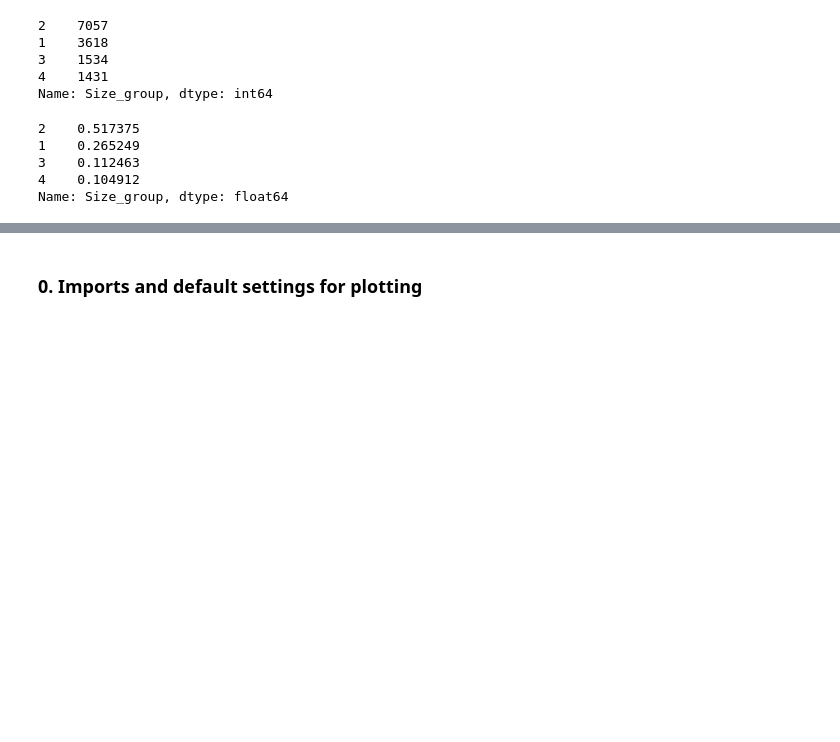
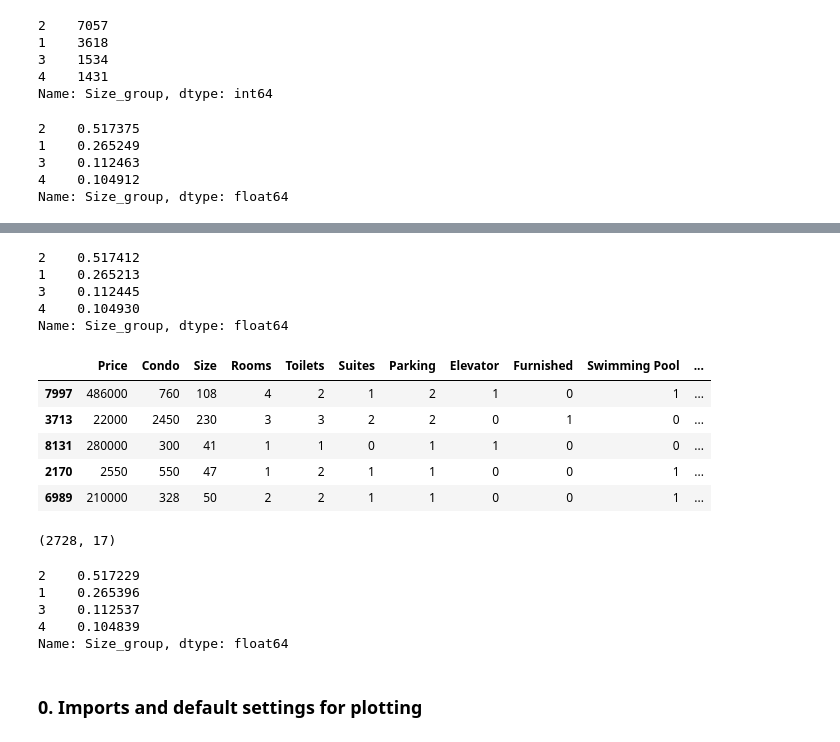
Before and after one commit to HWatanuki/Trabalho_D2APR, a Jupyter notebook: saopaulo-housing.ipynb, the cells around one changed output, grey strips where cells are left out. Drawn from its saved outputs; the diff is of its cells as text; code cells hidden in the pictures; blank space fills up the shorter version.

```diff
--- a/saopaulo-housing.ipynb
+++ b/saopaulo-housing.ipynb
@@ -161,0 +179,31 @@ plt.grid(True)
+# %%
+# proportion of the groups in the training set
+housing_train['Size_group'].value_counts() / len(housing_train['Size_group'])
+# %% [output]
+2    0.517412
+1    0.265213
+3    0.112445
+4    0.104930
+Name: Size_group, dtype: float64
+# %%
+housing_test.head()
+# %% [output]
+|  | Price | Condo | Size | Rooms | Toilets | Suites | Parking | Elevator | Furnished | Swimming Pool | ... |
+| 7997 | 486000 | 760 | 108 | 4 | 2 | 1 | 2 | 1 | 0 | 1 | ... |
+| 3713 | 22000 | 2450 | 230 | 3 | 3 | 2 | 2 | 0 | 1 | 0 | ... |
+| 8131 | 280000 | 300 | 41 | 1 | 1 | 0 | 1 | 1 | 0 | 0 | ... |
+| 2170 | 2550 | 550 | 47 | 1 | 2 | 1 | 1 | 0 | 0 | 1 | ... |
+| 6989 | 210000 | 328 | 50 | 2 | 2 | 1 | 1 | 0 | 0 | 1 | ... |
+# %%
+housing_test.shape
+# %% [output]
+(2728, 17)
+# %%
+# proportion of the groups in the testing set
+housing_test['Size_group'].value_counts() / len(housing_test['Size_group'])
+# %% [output]
+2    0.517229
+1    0.265396
+3    0.112537
+4    0.104839
+Name: Size_group, dtype: float64
```
Also changed, not shown: parts of 6 cells of this notebook.
